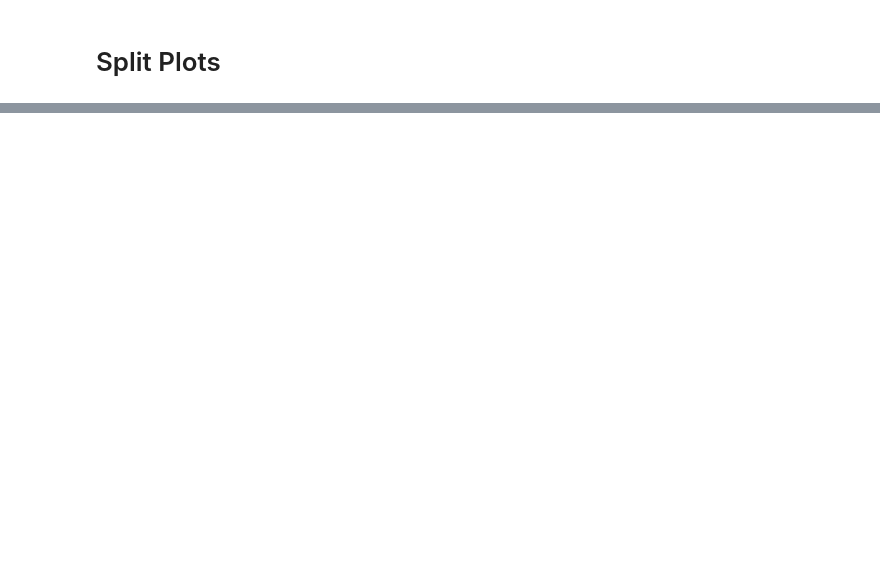
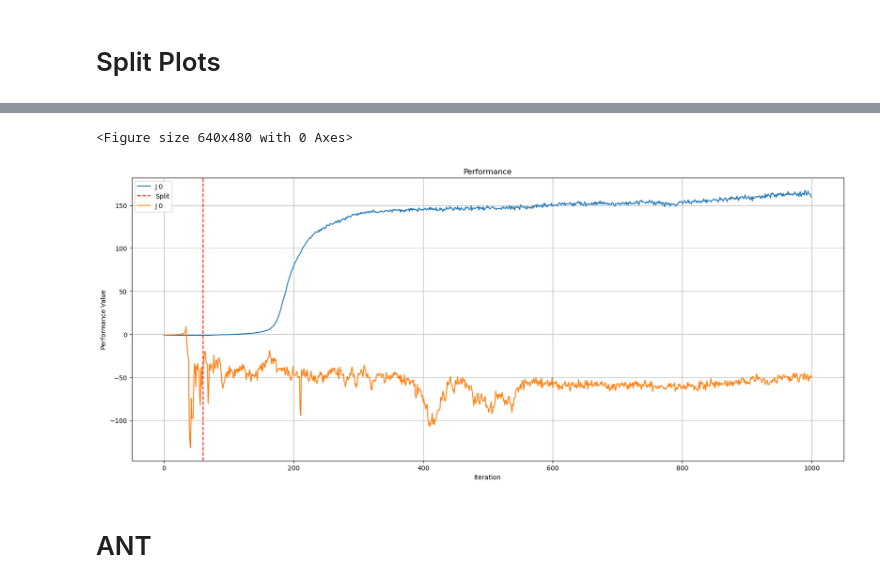
Before and after one commit to gianmtedeschi/learnRL, a Jupyter notebook: notebooks/split_plots.ipynb, the cells around one changed output, grey strips where cells are left out. Saved outputs shown, nothing was run; the diff lists cells and outputs as text; code cells hidden in the pictures; blank space fills up the shorter version.

```diff
--- a/notebooks/split_plots.ipynb
+++ b/notebooks/split_plots.ipynb
@@ -140,0 +297,33 @@ plt.show()
+# %%
+plt.clf()
+plt.figure(figsize=(20, 8))
+# extract data
+for i, d in enumerate(data):
+    ite = len(d["performance"])
+    x = np.arange(ite)
+    dim = len(d["thetas_history"][0])
+    # Performance plot
+    plt.plot(x, d["performance"], label=f"J {i}")
+
+for point in d["split_ite"]:
+    plt.axvline(x=point, color='r', linestyle='--', label='Split' if point == d["split_ite"][0] else None)
+
+for i, d in enumerate(data_lin):
+    ite = len(d["performance"])
+    x = np.arange(ite)
+    dim = len(d["thetas_history"][0])
+    # Performance plot
+    plt.plot(x, d["performance"], label=f"J {i}")
+
+
+plt.title("Performance")
+plt.xlabel("Iteration")
+plt.ylabel("Performance Value")
+plt.legend(loc="best")
+plt.grid()
+plt.show()
+# %% [output]
+<Figure size 640x480 with 0 Axes>
+[figure, added]
+# %% [markdown]
+# ANT
```
Also changed, not shown: parts of 22 cells of this notebook, 15 other files.
